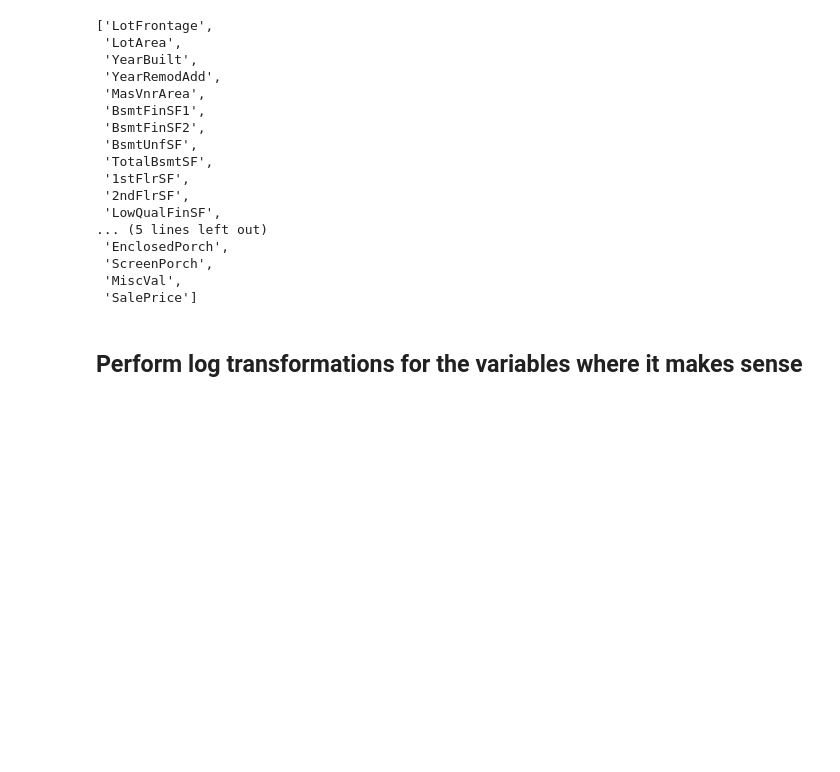
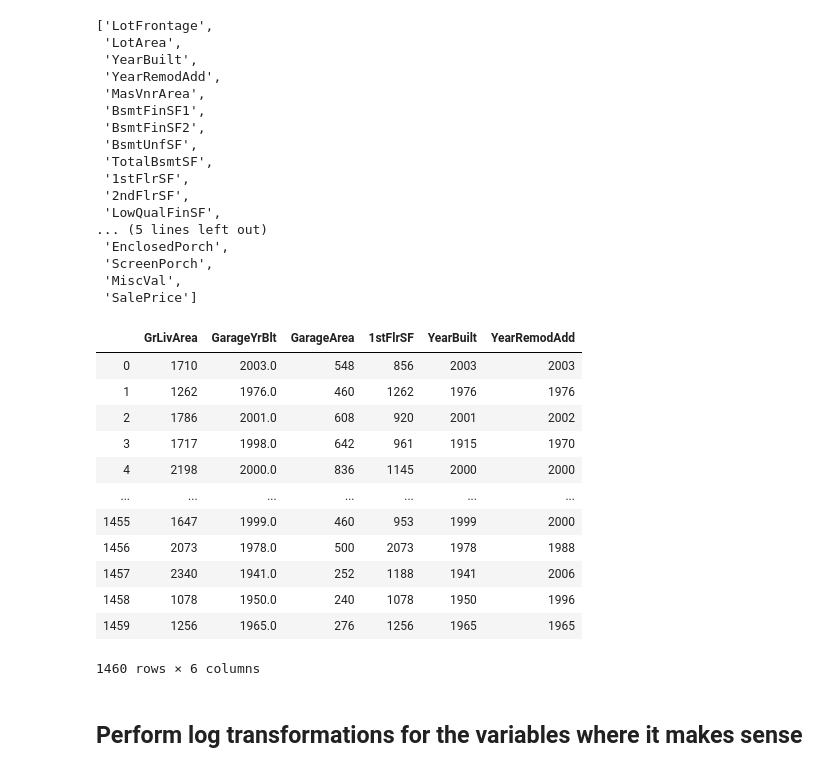
Before and after one commit to OsterMendel/dsc-feature-scaling-and-normalization-lab-nyc-ds-033020, a Jupyter notebook: index.ipynb, the cells around one changed output. Cells and saved outputs as stored; diff of their text form; code cells hidden in the pictures; blank space fills up the shorter version.

```diff
--- a/index.ipynb
+++ b/index.ipynb
@@ -77,12 +77,26 @@ contin
 # %%
 # Select non zero-inflated continuous features as ames_cont
 ames_cont = ['GrLivArea',
              'GarageYrBlt',
              'GarageArea',
              '1stFlrSF',
              'YearBuilt',
              'YearRemodAdd']
-am
+ames[ames_cont]
+# %% [output]
+|  | GrLivArea | GarageYrBlt | GarageArea | 1stFlrSF | YearBuilt | YearRemodAdd |
+| 0 | 1710 | 2003.0 | 548 | 856 | 2003 | 2003 |
+| 1 | 1262 | 1976.0 | 460 | 1262 | 1976 | 1976 |
+| 2 | 1786 | 2001.0 | 608 | 920 | 2001 | 2002 |
+| 3 | 1717 | 1998.0 | 642 | 961 | 1915 | 1970 |
+| 4 | 2198 | 2000.0 | 836 | 1145 | 2000 | 2000 |
+| ... | ... | ... | ... | ... | ... | ... |
+| 1455 | 1647 | 1999.0 | 460 | 953 | 1999 | 2000 |
+| 1456 | 2073 | 1978.0 | 500 | 2073 | 1978 | 1988 |
+| 1457 | 2340 | 1941.0 | 252 | 1188 | 1941 | 2006 |
+| 1458 | 1078 | 1950.0 | 240 | 1078 | 1950 | 1996 |
+| 1459 | 1256 | 1965.0 | 276 | 1256 | 1965 | 1965 |
+1460 rows × 6 columns
 # %% [markdown]
 ## Perform log transformations for the variables where it makes sense
 # %%
```
